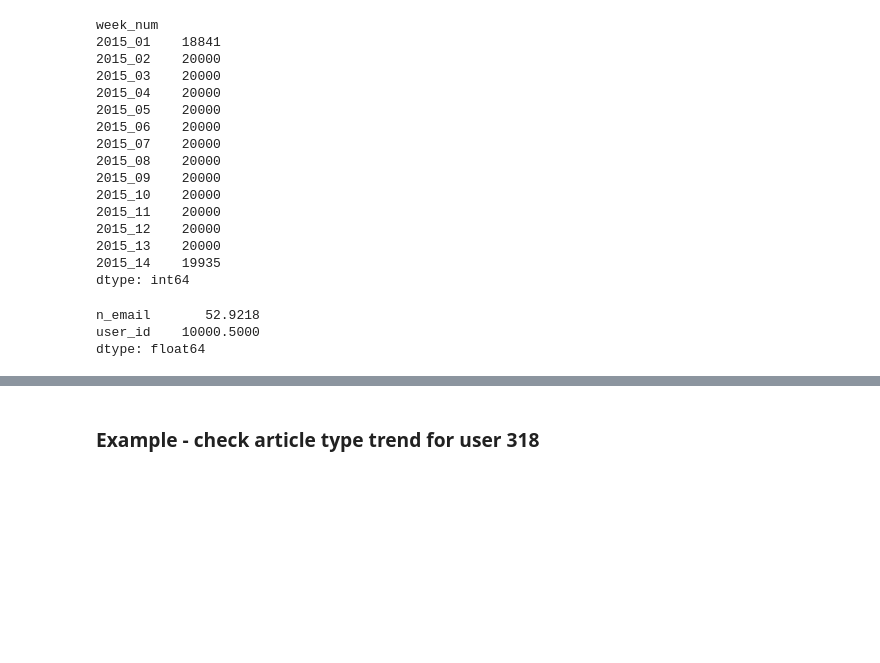
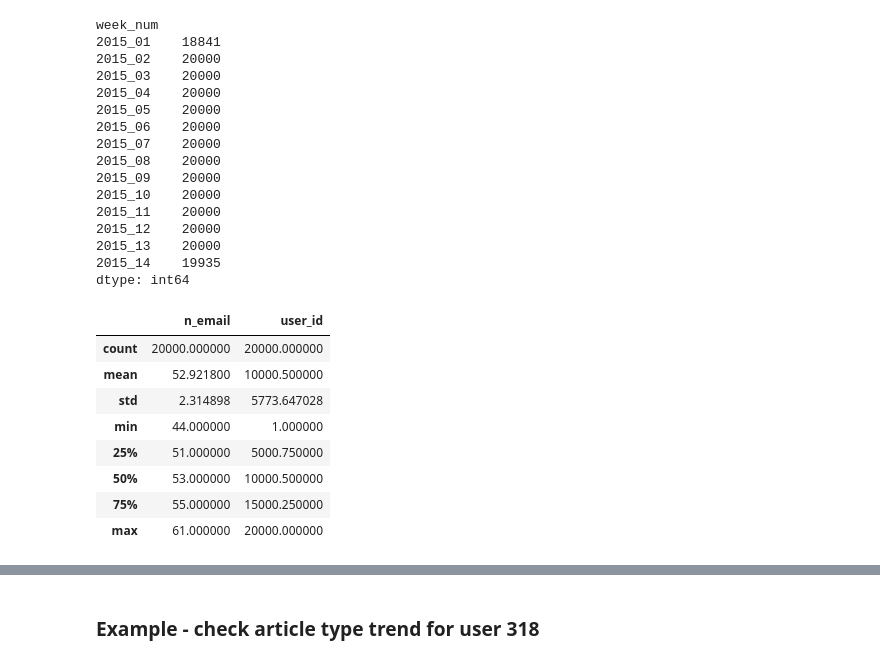
Before and after one commit to leiyang-mids/w261_project, a Jupyter notebook: CorrelationOne/Analysis.ipynb, the cells around one changed output, grey strips where cells are left out. Drawn from its saved outputs; the diff is of its cells as text; code cells hidden in the pictures; blank space fills up the shorter version.

```diff
--- a/CorrelationOne/Analysis.ipynb
+++ b/CorrelationOne/Analysis.ipynb
@@ -387,11 +413,17 @@ dtype: int64
 # %%
 # check how many emails per user (on average) in all weeks
 sql = '''select count(*) as n_email, user_id from
         (select distinct user_id,email_id from email_content)
         group by user_id
 '''
-run_sql(sql).mean()
+run_sql(sql).describe()
 # %% [output]
-n_email       52.9218
-user_id    10000.5000
-dtype: float64
+|  | n_email | user_id |
+| count | 20000.000000 | 20000.000000 |
+| mean | 52.921800 | 10000.500000 |
+| std | 2.314898 | 5773.647028 |
+| min | 44.000000 | 1.000000 |
+| 25% | 51.000000 | 5000.750000 |
+| 50% | 53.000000 | 10000.500000 |
+| 75% | 55.000000 | 15000.250000 |
+| max | 61.000000 | 20000.000000 |
```
Also changed, not shown: parts of 12 cells of this notebook.
